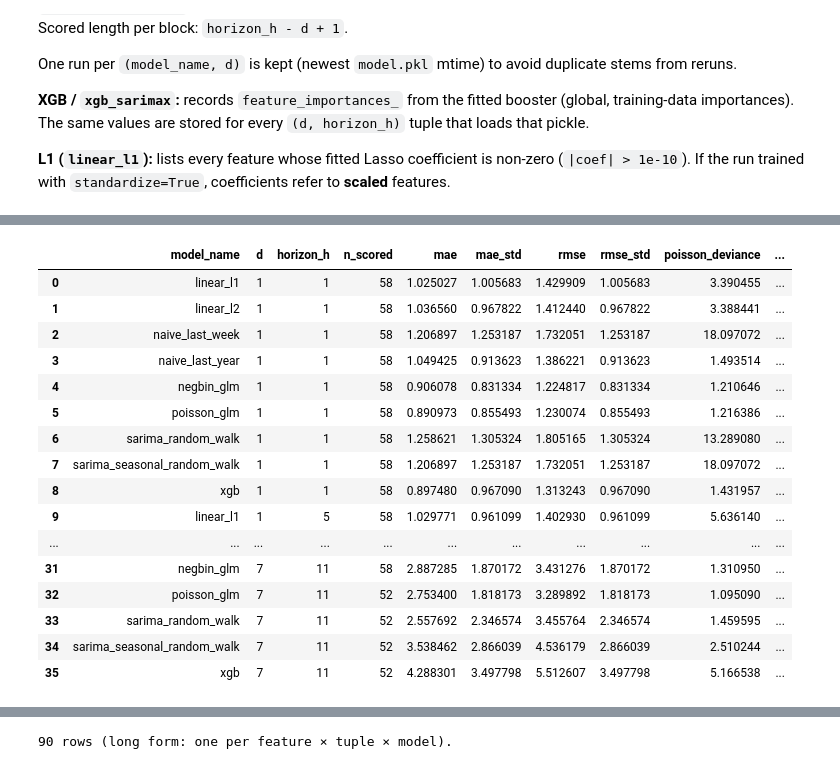
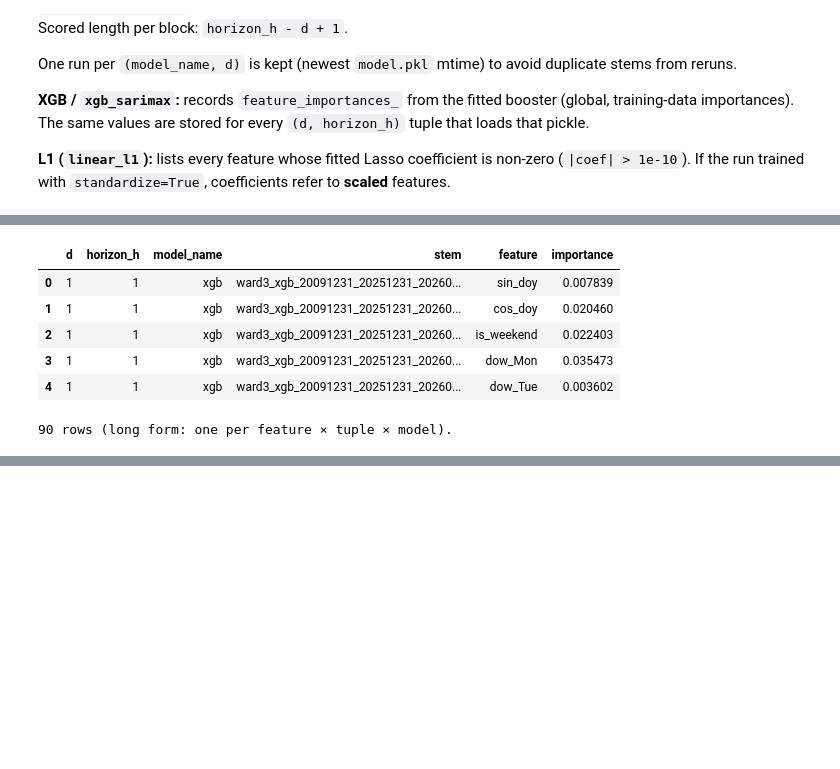
Before and after one commit to Erdos-Projects/spring-2026-dc-311, a Jupyter notebook: 5_results.ipynb, the cells around one changed output, grey strips where cells are left out. Drawn from its saved outputs; the diff is of its cells as text; code cells hidden in the pictures; blank space fills up the shorter version.

```diff
--- a/5_results.ipynb
+++ b/5_results.ipynb
@@ -162,7 +162,7 @@ plot_store: dict[tuple[int, int], dict] = {}
 xgb_attrib_rows: list[dict] = []
 # L1 linear: non-zero fitted coefficients (on scaled inputs if standardize=True in that run)
 l1_nonzero_rows: list[dict] = []
-
+xgb_models = dict()
 for d_req, horizon_h in DH_GRID:
     subset = catalog[catalog["d"] == d_req]
     if subset.empty:
@@ -175,6 +175,7 @@ for d_req, horizon_h in DH_GRID:
             raise RuntimeError(f"Mismatch: {stem} has d={feat_params.d}, expected {d_req}")
 
         if isinstance(model, (XGBModel, xgb_sarimax)):
+            xgb_models[(d_req, horizon_h)] = model
             imp = np.asarray(model.feature_importances_, dtype=float)
             if imp.shape[0] != len(feature_cols):
                 raise ValueError(
@@ -276,62 +288,52 @@ summary_df.sort_values(["d", "horizon_h", "mae"]).reset_index(drop=True)
 # %%
-if not summary_df.empty:
-    display_cols = [
-        "model_name",
-        "d",
-        "horizon_h",
-        "n_scored",
-        "mae",
-        "mae_std",
-        "rmse",
-        "rmse_std",
-        "poisson_deviance",
-        "poisson_deviance_std",
-    ]
-    display(summary_df[display_cols])
+# if not summary_df.empty:
+#     display_cols = [
+#         "model_name",
+#         "d",
+#         "horizon_h",
+#         "n_scored",
+#         "mae",
+#         "mae_std",
+#         "rmse",
+#         "rmse_std",
+#         "poisson_deviance",
+#         "poisson_deviance_std",
+#     ]
+#     display(summary_df[display_cols])
 
-    pivot_mae = summary_df.pivot_table(
-        index="model_name",
-        columns=["d", "horizon_h"],
-        values="poisson_deviance",
-        aggfunc="first",
-    )
-    display(pivot_mae)
-else:
-    print("summary_df is empty — check RESULTS_ROOT and catalog.")
+#     pivot_mae = summary_df.pivot_table(
+#         index="model_name",
+#         columns=["d", "horizon_h"],
+#         values="poisson_deviance",
+#         aggfunc="first",
+#     )
+#     display(pivot_mae)
+# else:
+#     print("summary_df is empty — check RESULTS_ROOT and catalog.")
 
 # --- XGB / hybrid: global feature importances (from training; repeated per horizon tuple) ---
 if not xgb_importance_df.empty:
-    display(xgb_importance_df.head(50))
+    display(xgb_importance_df.head(5))
     print(f"{len(xgb_importance_df)} rows (long form: one per feature × tuple × model).")
     top_xgb = (
         xgb_importance_df.sort_values("importance", ascending=False)
         .groupby(["d", "horizon_h", "model_name"], group_keys=False)
-        .head(15)
+        .head(5)
     )
     display(top_xgb)
 else:
     print("No XGB / xgb_sarimax runs in this evaluation loop (xgb_importance_df empty).")
 
 # --- L1: features with non-zero coefficients (scaled inputs if that run uses standardize=True) ---
 if not l1_nonzero_df.empty:
     display(l1_nonzero_df)
 else:
     print("No L1 linear runs or all coefficients numerically zero (l1_nonzero_df empty).")
 # %% [output]
-|  | model_name | d | horizon_h | n_scored | mae | mae_std | rmse | rmse_std | poisson_deviance | ... |
-| 0 | linear_l1 | 1 | 1 | 58 | 1.025027 | 1.005683 | 1.429909 | 1.005683 | 3.390455 | ... |
-| 1 | linear_l2 | 1 | 1 | 58 | 1.036560 | 0.967822 | 1.412440 | 0.967822 | 3.388441 | ... |
-| 2 | naive_last_week | 1 | 1 | 58 | 1.206897 | 1.253187 | 1.732051 | 1.253187 | 18.097072 | ... |
-| 3 | naive_last_year | 1 | 1 | 58 | 1.049425 | 0.913623 | 1.386221 | 0.913623 | 1.493514 | ... |
-| 4 | negbin_glm | 1 | 1 | 58 | 0.906078 | 0.831334 | 1.224817 | 0.831334 | 1.210646 | ... |
-| 5 | poisson_glm | 1 | 1 | 58 | 0.890973 | 0.855493 | 1.230074 | 0.855493 | 1.216386 | ... |
-| 6 | sarima_random_walk | 1 | 1 | 58 | 1.258621 | 1.305324 | 1.805165 | 1.305324 | 13.289080 | ... |
-| 7 | sarima_seasonal_random_walk | 1 | 1 | 58 | 1.206897 | 1.253187 | 1.732051 | 1.253187 | 18.097072 | ... |
-| 8 | xgb | 1 | 1 | 58 | 0.897480 | 0.967090 | 1.313243 | 0.967090 | 1.431957 | ... |
-| 9 | linear_l1 | 1 | 5 | 58 | 1.029771 | 0.961099 | 1.402930 | 0.961099 | 5.636140 | ... |
-| ... | ... | ... | ... | ... | ... | ... | ... | ... | ... | ... |
-| 31 | negbin_glm | 7 | 11 | 58 | 2.887285 | 1.870172 | 3.431276 | 1.870172 | 1.310950 | ... |
-| 32 | poisson_glm | 7 | 11 | 52 | 2.753400 | 1.818173 | 3.289892 | 1.818173 | 1.095090 | ... |
-| 33 | sarima_random_walk | 7 | 11 | 52 | 2.557692 | 2.346574 | 3.455764 | 2.346574 | 1.459595 | ... |
-| 34 | sarima_seasonal_random_walk | 7 | 11 | 52 | 3.538462 | 2.866039 | 4.536179 | 2.866039 | 2.510244 | ... |
-| 35 | xgb | 7 | 11 | 52 | 4.288301 | 3.497798 | 5.512607 | 3.497798 | 5.166538 | ... |
+|  | d | horizon_h | model_name | stem | feature | importance |
+| 0 | 1 | 1 | xgb | ward3_xgb_20091231_20251231_20260... | sin_doy | 0.007839 |
+| 1 | 1 | 1 | xgb | ward3_xgb_20091231_20251231_20260... | cos_doy | 0.020460 |
+| 2 | 1 | 1 | xgb | ward3_xgb_20091231_20251231_20260... | is_weekend | 0.022403 |
+| 3 | 1 | 1 | xgb | ward3_xgb_20091231_20251231_20260... | dow_Mon | 0.035473 |
+| 4 | 1 | 1 | xgb | ward3_xgb_20091231_20251231_20260... | dow_Tue | 0.003602 |
+90 rows (long form: one per feature × tuple × model).
@@ -367 +373,0 @@ else:
-90 rows (long form: one per feature × tuple × model).
```
Also changed, not shown: parts of 6 cells of this notebook, 5 other files.
